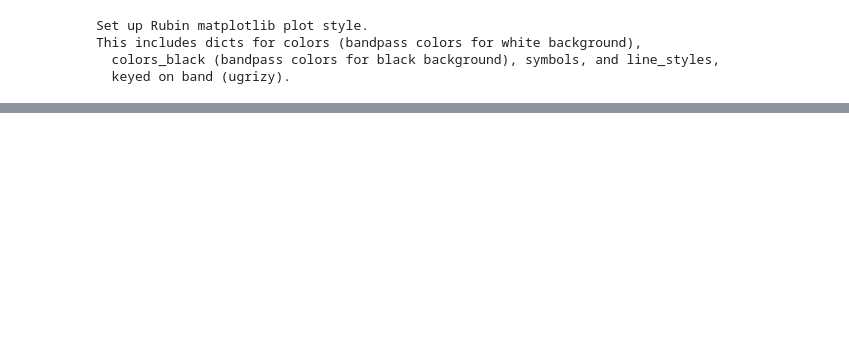
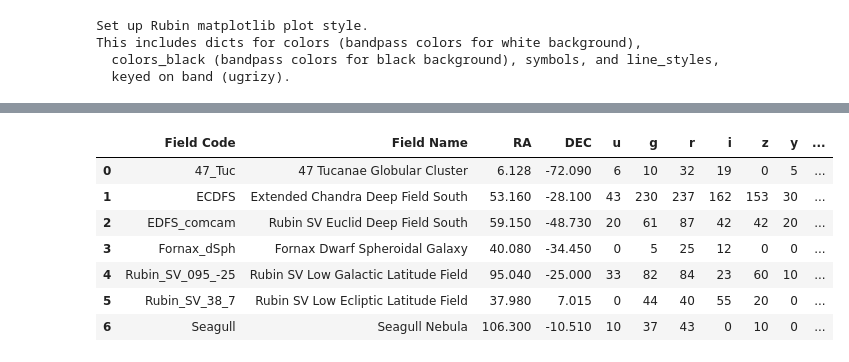
Before and after one commit to lsst/rtn-095, a Jupyter notebook: notebooks/dp1_fields_summary.ipynb, the cells around one changed output, grey strips where cells are left out. Cells and saved outputs as stored; diff of their text form; code cells hidden in the pictures; blank space fills up the shorter version.

```diff
--- a/notebooks/dp1_fields_summary.ipynb
+++ b/notebooks/dp1_fields_summary.ipynb
@@ -159,2 +167,21 @@ result
+# %%
+# Rename and reorder
+dp1_targets_summary.rename(columns={
+    'target': "Field Code",
+    'ra_median': 'RA',
+    'dec_median': 'DEC'}, inplace=True)
+
+# Reorder columns by specifying the new order
+dp1_targets_summary.insert(2, 'RA', dp1_targets_summary.pop('RA'))
+dp1_targets_summary.insert(3, 'DEC', dp1_targets_summary.pop('DEC'))
+# %% [output]
+|  | Field Code | Field Name | RA | DEC | u | g | r | i | z | y | ... |
+| 0 | 47_Tuc | 47 Tucanae Globular Cluster | 6.128 | -72.090 | 6 | 10 | 32 | 19 | 0 | 5 | ... |
+| 1 | ECDFS | Extended Chandra Deep Field South | 53.160 | -28.100 | 43 | 230 | 237 | 162 | 153 | 30 | ... |
+| 2 | EDFS_comcam | Rubin SV Euclid Deep Field South | 59.150 | -48.730 | 20 | 61 | 87 | 42 | 42 | 20 | ... |
+| 3 | Fornax_dSph | Fornax Dwarf Spheroidal Galaxy | 40.080 | -34.450 | 0 | 5 | 25 | 12 | 0 | 0 | ... |
+| 4 | Rubin_SV_095_-25 | Rubin SV Low Galactic Latitude Field | 95.040 | -25.000 | 33 | 82 | 84 | 23 | 60 | 10 | ... |
+| 5 | Rubin_SV_38_7 | Rubin SV Low Ecliptic Latitude Field | 37.980 | 7.015 | 0 | 44 | 40 | 55 | 20 | 0 | ... |
+| 6 | Seagull | Seagull Nebula | 106.300 | -10.510 | 10 | 37 | 43 | 0 | 10 | 0 | ... |
 # %%
 # Format the date to produce a latex table
```
Also changed, not shown: parts of 31 cells of this notebook.
